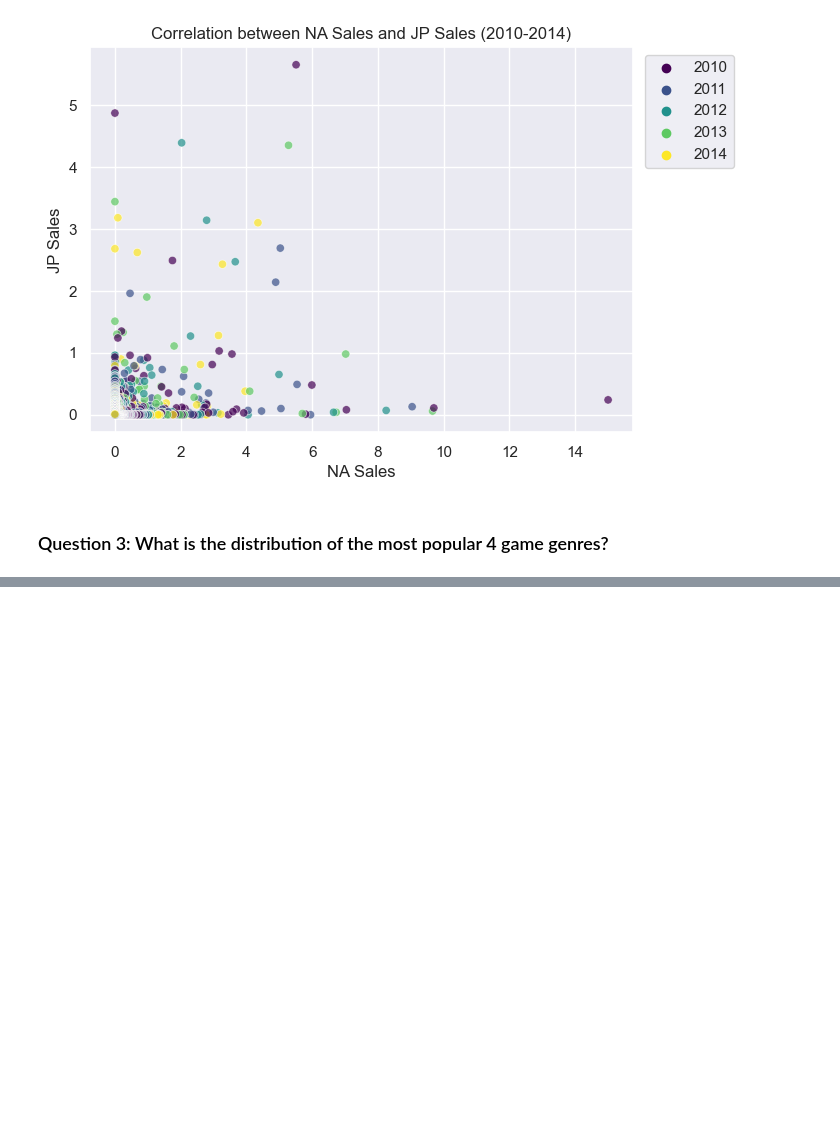
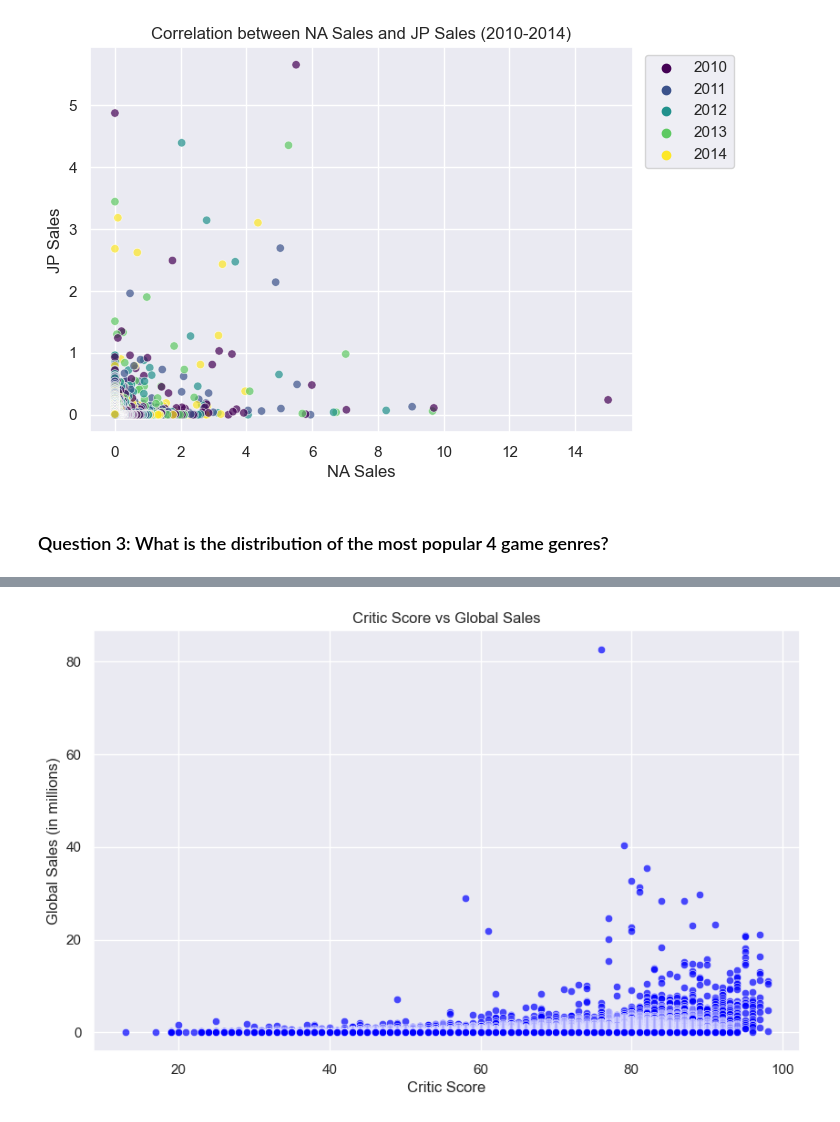
Before and after one commit to horlaralexie/Data-Visualisation-Techniques-, a Jupyter notebook: AkinniyiOlayeleVictor_DPrepHDip_CA1.ipynb, the cells around one changed output, grey strips where cells are left out. Cells and saved outputs as stored; diff of their text form; code cells hidden in the pictures; blank space fills up the shorter version.

```diff
--- a/AkinniyiOlayeleVictor_DPrepHDip_CA1.ipynb
+++ b/AkinniyiOlayeleVictor_DPrepHDip_CA1.ipynb
@@ -397,0 +416,10 @@ plt.bar(x=top_3_developer.index, height=top_3_developer.values)
+# %%
+plt.figure(figsize=(10, 6))
+sns.scatterplot(data=df_sales, x='Critic_Score', y='Global_Sales', color='blue', alpha=0.7);
+plt.xlabel('Critic Score')
+plt.ylabel('Global Sales (in millions)')
+plt.title('Critic Score vs Global Sales')
+plt.grid(True)
+plt.show()
+# %% [output]
+[figure, added]
```
Also changed, not shown: parts of 19 cells of this notebook.
